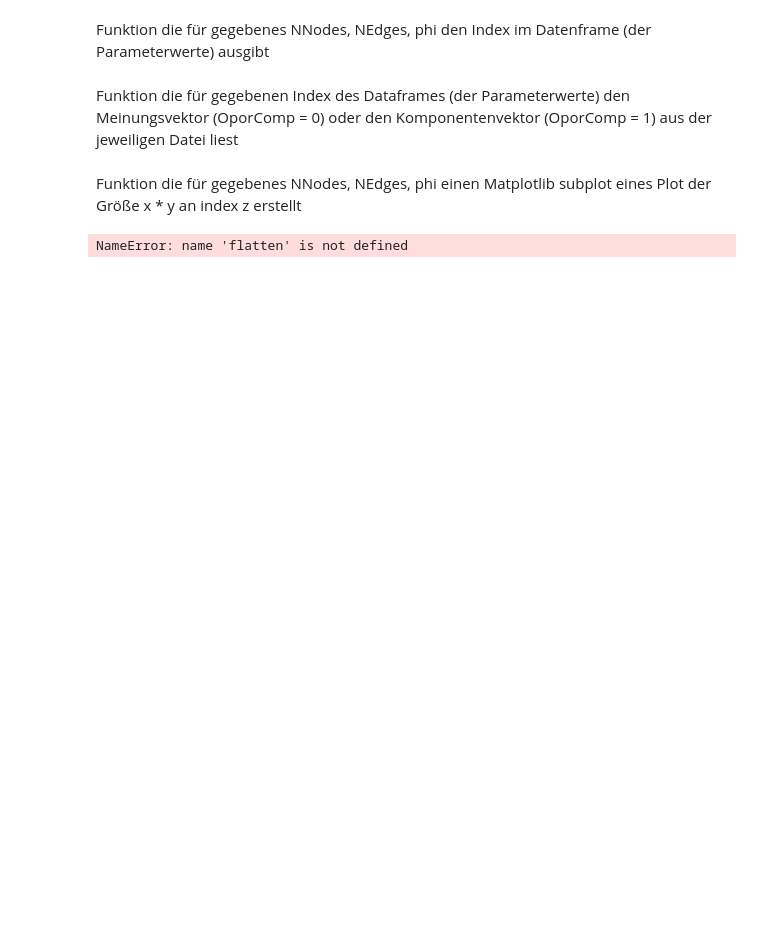
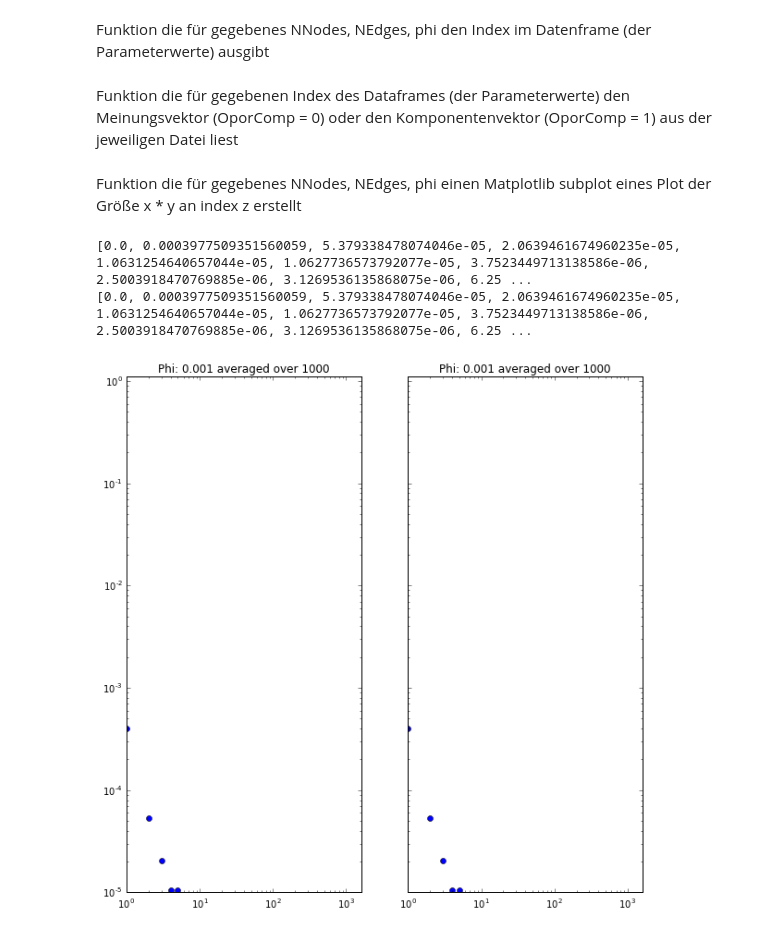
Before and after one commit to iiitobiasiii/OpinionFormation, a Jupyter notebook: Analyze.ipynb, the cells around one changed output. Cells and saved outputs as stored; diff of their text form; code cells hidden in the pictures; blank space fills up the shorter version.

```diff
--- a/Analyze.ipynb
+++ b/Analyze.ipynb
@@ -4,7 +4,7 @@ Zieht sich die Parameterwerte aller Durchläufe in einen pandas dataframe
 import pandas as pd
 import glob
 
-path =r'./data' # use your path
+path =r'./testdata' # use your path
 allFiles = glob.glob(path + "/*.txt")
 frame = pd.DataFrame()
 
@@ -28,3 +28,4 @@ for file_ in allFiles:
         orig_ind += 1
     curr_row +=len(df.index)
 frame = pd.concat(list_, ignore_index=True)
+print(frame)
@@ -31,16 +50,17 @@ frame = pd.concat(list_, ignore_index=True)
 # %% [markdown]
 Funktion die für gegebenes NNodes, NEdges, phi den Index im Datenframe (der Parameterwerte) ausgibt
 # %%
+import re
+
 def getIndex(NNodes, NEdges, phi):
     lines = []
     for j in range(frame.shape[0]): #all rows
         getstr = frame[0][j]
-        #print([int(s) for s in getstr.split() if s.isdigit()])
         if ([int(s) for s in getstr.split() if s.isdigit()][0] == NNodes):
             getstr = frame[1][j]
             if ([int(s) for s in getstr.split() if s.isdigit()][0] == NEdges):
                 getstr = frame[2][j]
-                if ([int(s) for s in getstr.split() if s.isdigit()][0] == phi):
+                if (float(re.findall("\d+\.\d+", getstr)[0]) == phi):
                     lines.append(j)
     return lines
 # %% [markdown]
@@ -87,19 +110,17 @@ def histogram(ithplot, axs, NNodes, NEdges, phi):
 # %%
 from math import ceil
-#philist = [0, 20, 40, 60, 80, 100]
-#plt.figure(figsize=(60, 30))
-#for index, phi in enumerate(philist):
-#    histogram(200, 400, phi, 2, len(philist)/2, index+1)
 
-#plt.show()
+NNodes = 1600
+philist = [0.001, 0.001]
+nplots = len(philist)
+fig, axs = plt.subplots(nrows=1, ncols=2, sharex='col', sharey='row', figsize=(10, 10))
+for i, phi in enumerate(philist):
+    histogram(i, axs, NNodes, phi)
 
-
-philist = [0, 20, 40, 60, 80, 100]
-nplots = len(philist)
-nrow = ceil(float(nplots/3))
-fig, axs = plt.subplots(nrows=nrow, ncols=3, sharex='col', sharey='row', figsize=(10, 40))
-for i, alpha in enumerate(philist):
-    histogram(i, axs, 200, 400, phi)
+#fig.title
+#fig.savefig('./hist_')
 plt.show()
 # %% [output]
-NameError: name 'flatten' is not defined
+[0.0, 0.0003977509351560059, 5.379338478074046e-05, 2.0639461674960235e-05, 1.0631254640657044e-05, 1.0627736573792077e-05, 3.7523449713138586e-06, 2.5003918470769885e-06, 3.1269536135868075e-06, 6.25 ...
+[0.0, 0.0003977509351560059, 5.379338478074046e-05, 2.0639461674960235e-05, 1.0631254640657044e-05, 1.0627736573792077e-05, 3.7523449713138586e-06, 2.5003918470769885e-06, 3.1269536135868075e-06, 6.25 ...
+[figure, added]
```
Also changed, not shown: parts of 3 cells of this notebook.
